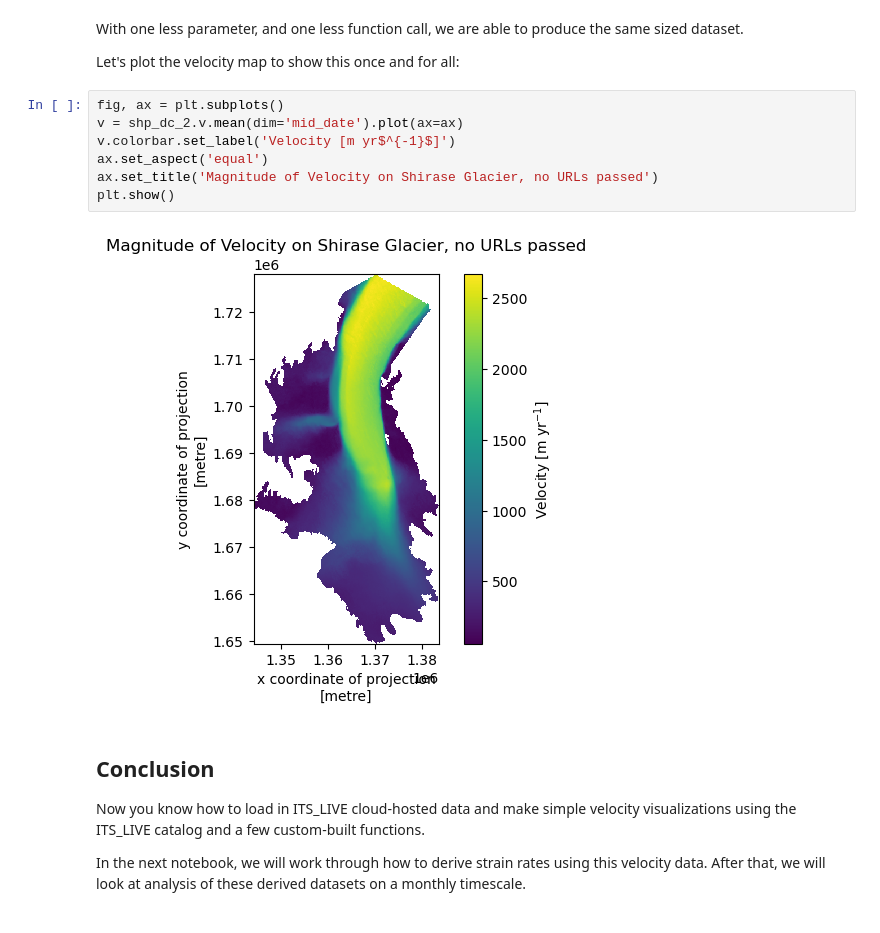
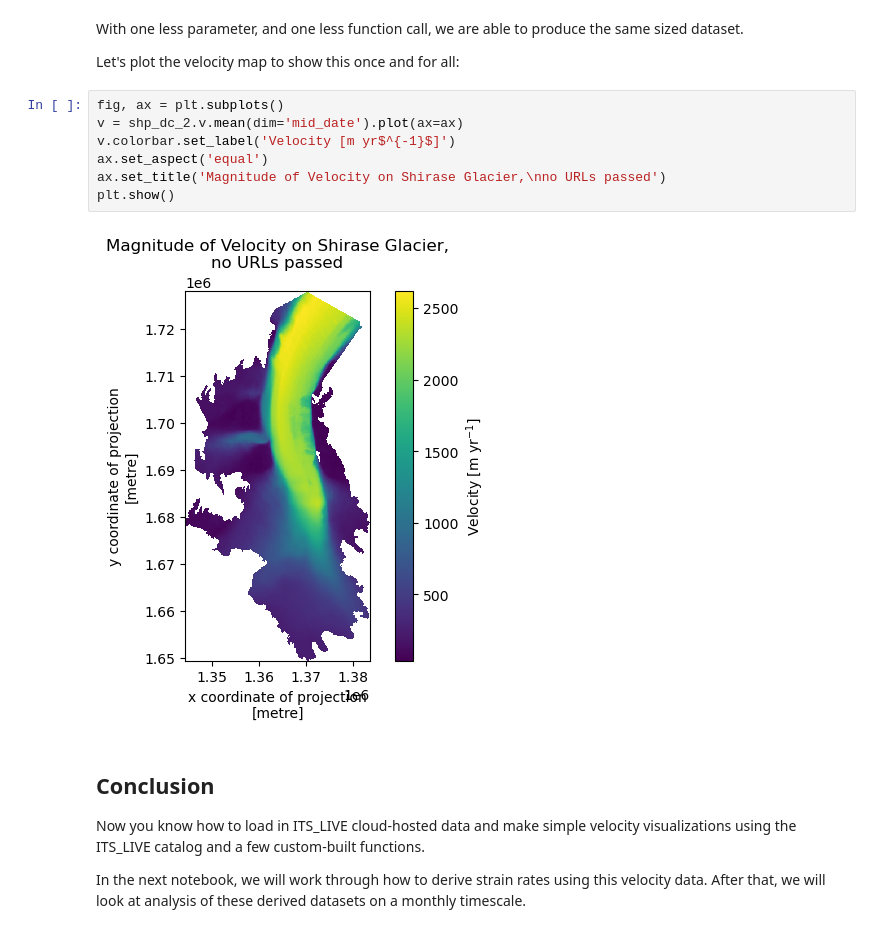
Before and after one commit to jackplogan33/ice-fracture-mechanics, a Jupyter notebook: notebooks/01-access-itslive-data.ipynb, the cells around one changed output. Drawn from its saved outputs; the diff is of its cells as text.

```diff
--- a/notebooks/01-access-itslive-data.ipynb
+++ b/notebooks/01-access-itslive-data.ipynb
@@ -478,12 +438,12 @@ Let's plot the velocity map to show this once and for all:
 # %%
 fig, ax = plt.subplots()
 v = shp_dc_2.v.mean(dim='mid_date').plot(ax=ax)
 v.colorbar.set_label('Velocity [m yr$^{-1}$]')
 ax.set_aspect('equal')
-ax.set_title('Magnitude of Velocity on Shirase Glacier, no URLs passed')
+ax.set_title('Magnitude of Velocity on Shirase Glacier,\nno URLs passed')
 plt.show()
 # %% [output]
-[figure, old version]
+[figure, new version]
 # %% [markdown]
 ## Conclusion
 
```
Also changed, not shown: parts of 22 cells of this notebook.
